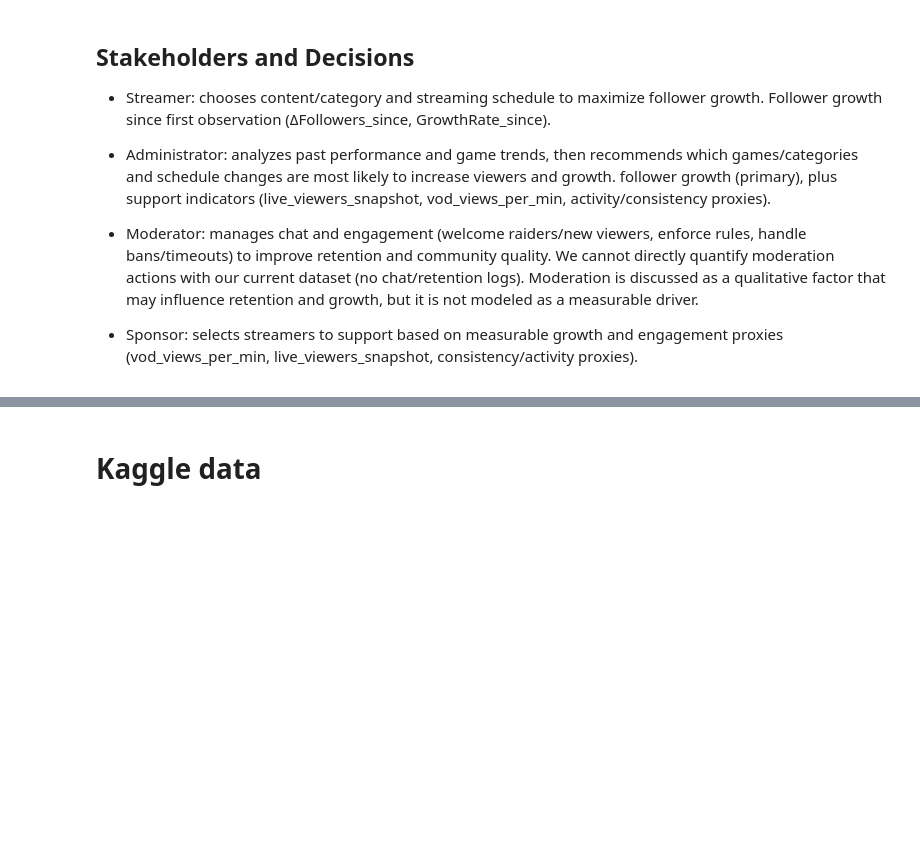
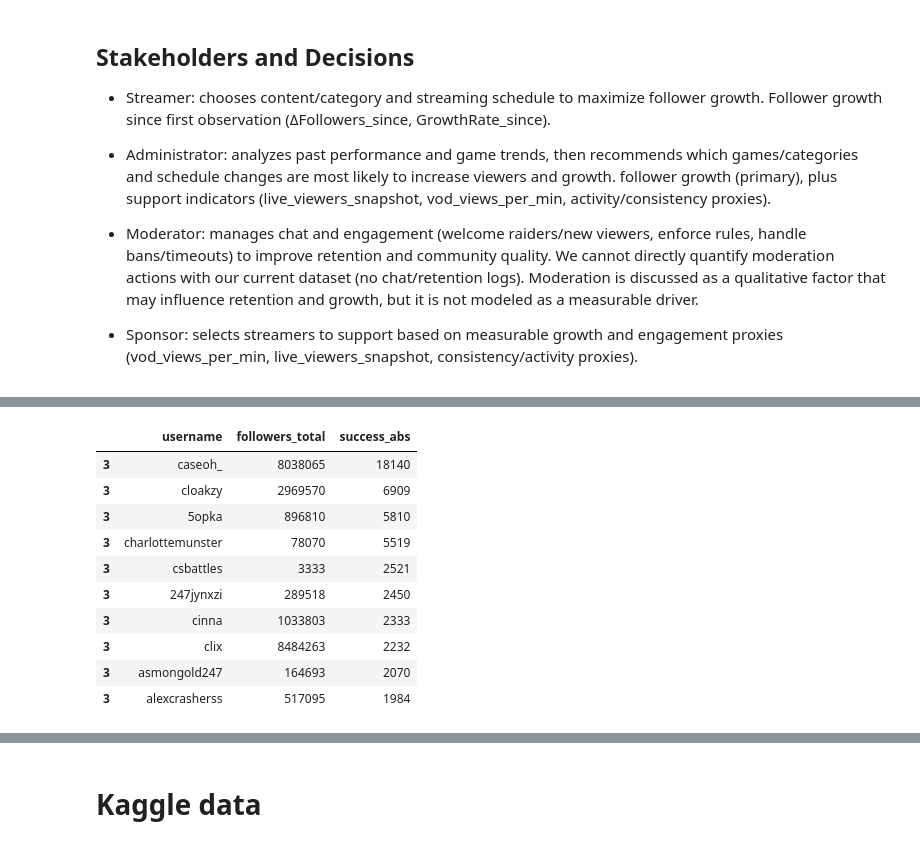
Before and after one commit to annhmartin/Decision-Support-Structure, a Jupyter notebook: Twitch.ipynb, the cells around one changed output, grey strips where cells are left out. Cells and saved outputs as stored; diff of their text form; code cells hidden in the pictures; blank space fills up the shorter version.

```diff
--- a/Twitch.ipynb
+++ b/Twitch.ipynb
@@ -37,0 +563,13 @@
+# %%
+# @title Latest Snapshot
+
+# Get only the most recent snapshot for each user
+latest = growth.sort_values("snapshot_date").groupby("user_id").tail(1)
+
+# Rename the column for consistency with the plotting code
+latest["success_abs"] = latest["growth_since_first_abs"]
+
+print("Latest snapshot rows:", len(latest))
+print("Date range:", latest["snapshot_date"].min(), "to", latest["snapshot_date"].max())
+display(latest[["username", "followers_total", "success_abs"]].sort_values("success_abs", ascending=False).head(10))
+# %% [output]
@@ -37,0 +578,11 @@
+|  | username | followers_total | success_abs |
+| 3 | caseoh_ | 8038065 | 18140 |
+| 3 | cloakzy | 2969570 | 6909 |
+| 3 | 5opka | 896810 | 5810 |
+| 3 | charlottemunster | 78070 | 5519 |
+| 3 | csbattles | 3333 | 2521 |
+| 3 | 247jynxzi | 289518 | 2450 |
+| 3 | cinna | 1033803 | 2333 |
+| 3 | clix | 8484263 | 2232 |
+| 3 | asmongold247 | 164693 | 2070 |
+| 3 | alexcrasherss | 517095 | 1984 |
```
Also changed, not shown: parts of 31 cells of this notebook.
